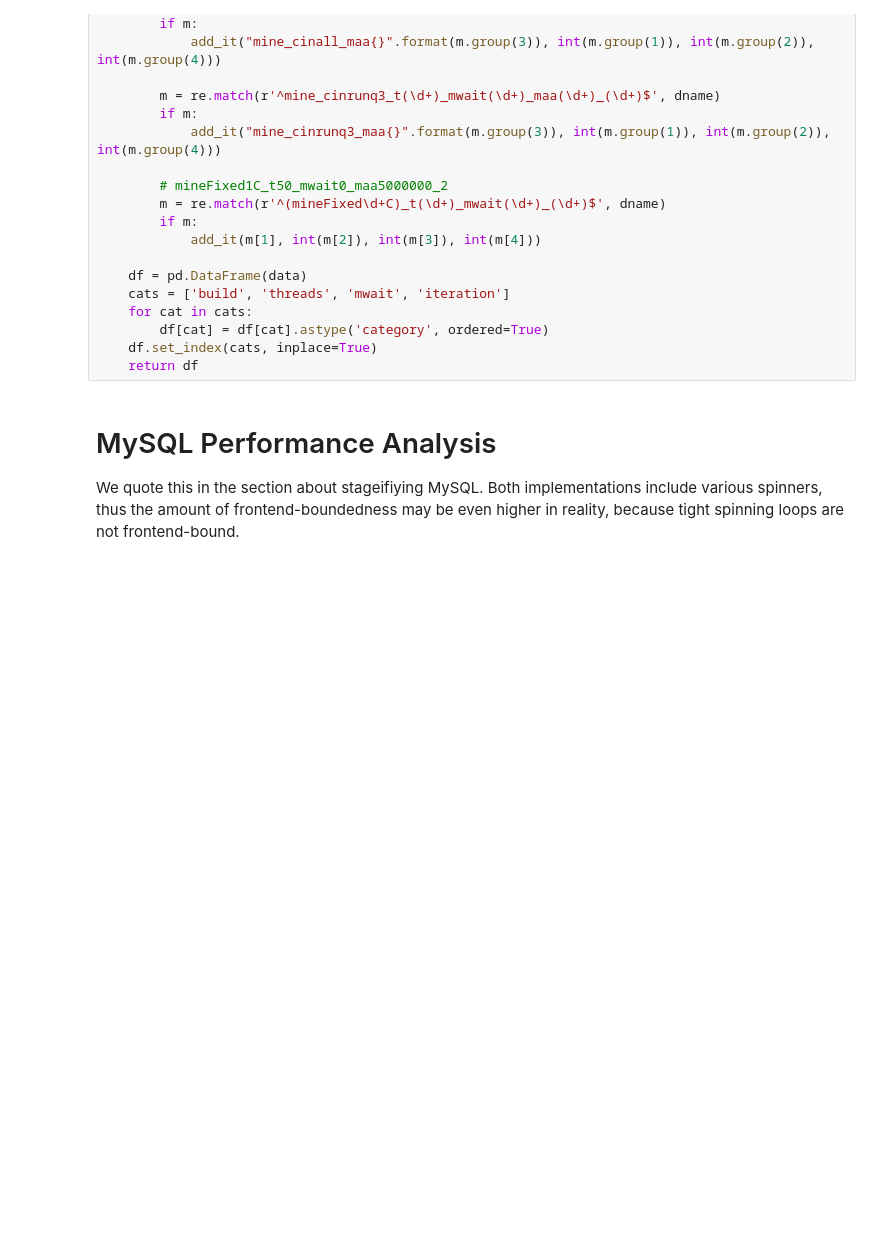
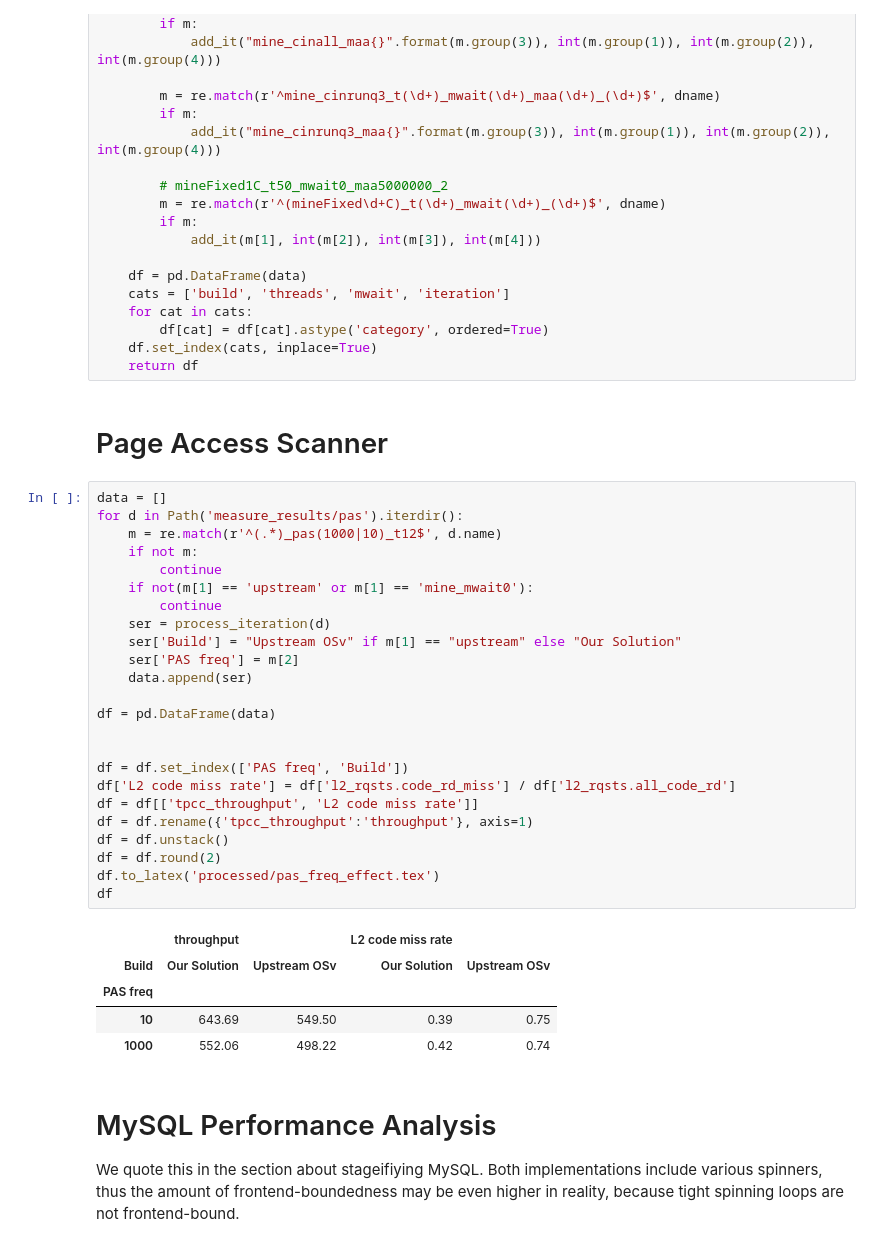
Before and after one commit to problame/ba-thesis, a Jupyter notebook: thesis/evaluation/Evaluation.ipynb, the cells around one changed output. Drawn from its saved outputs; the diff is of its cells as text; blank space fills up the shorter version.

Commit message:
PAS frequency effect.

```diff
--- a/thesis/evaluation/Evaluation.ipynb
+++ b/thesis/evaluation/Evaluation.ipynb
@@ -273,6 +273,38 @@ def load_core_allocation_policy_evaluation(measurements_dir=measure_results):
         df[cat] = df[cat].astype('category', ordered=True)
     df.set_index(cats, inplace=True)
     return df
+# %% [markdown]
+# Page Access Scanner
+# %%
+data = []
+for d in Path('measure_results/pas').iterdir():
+    m = re.match(r'^(.*)_pas(1000|10)_t12$', d.name)
+    if not m:
+        continue
+    if not(m[1] == 'upstream' or m[1] == 'mine_mwait0'):
+        continue
+    ser = process_iteration(d)
+    ser['Build'] = "Upstream OSv" if m[1] == "upstream" else "Our Solution"
+    ser['PAS freq'] = m[2]
+    data.append(ser)
+
+df = pd.DataFrame(data)
+
+
+df = df.set_index(['PAS freq', 'Build'])
+df['L2 code miss rate'] = df['l2_rqsts.code_rd_miss'] / df['l2_rqsts.all_code_rd']
+df = df[['tpcc_throughput', 'L2 code miss rate']]
+df = df.rename({'tpcc_throughput':'throughput'}, axis=1)
+df = df.unstack()
+df = df.round(2)
+df.to_latex('processed/pas_freq_effect.tex')
+df
+# %% [output]
+|  | throughput |  | L2 code miss rate |  |
+| Build | Our Solution | Upstream OSv | Our Solution | Upstream OSv |
+| PAS freq |  |  |  |  |
+| 10 | 643.69 | 549.50 | 0.39 | 0.75 |
+| 1000 | 552.06 | 498.22 | 0.42 | 0.74 |
 # %% [markdown]
 # MySQL Performance Analysis
 
```
Also changed, not shown: 13 other files.
